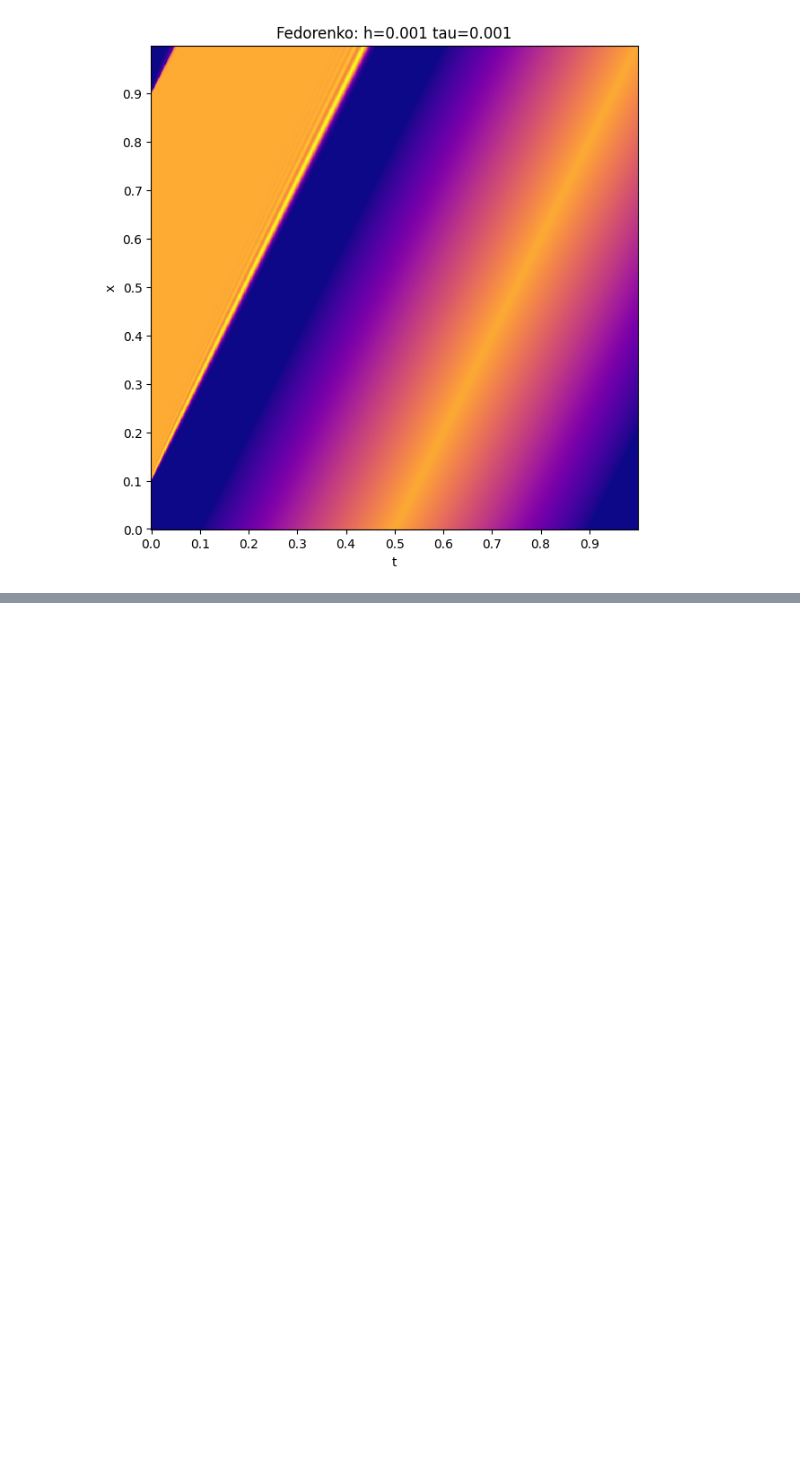
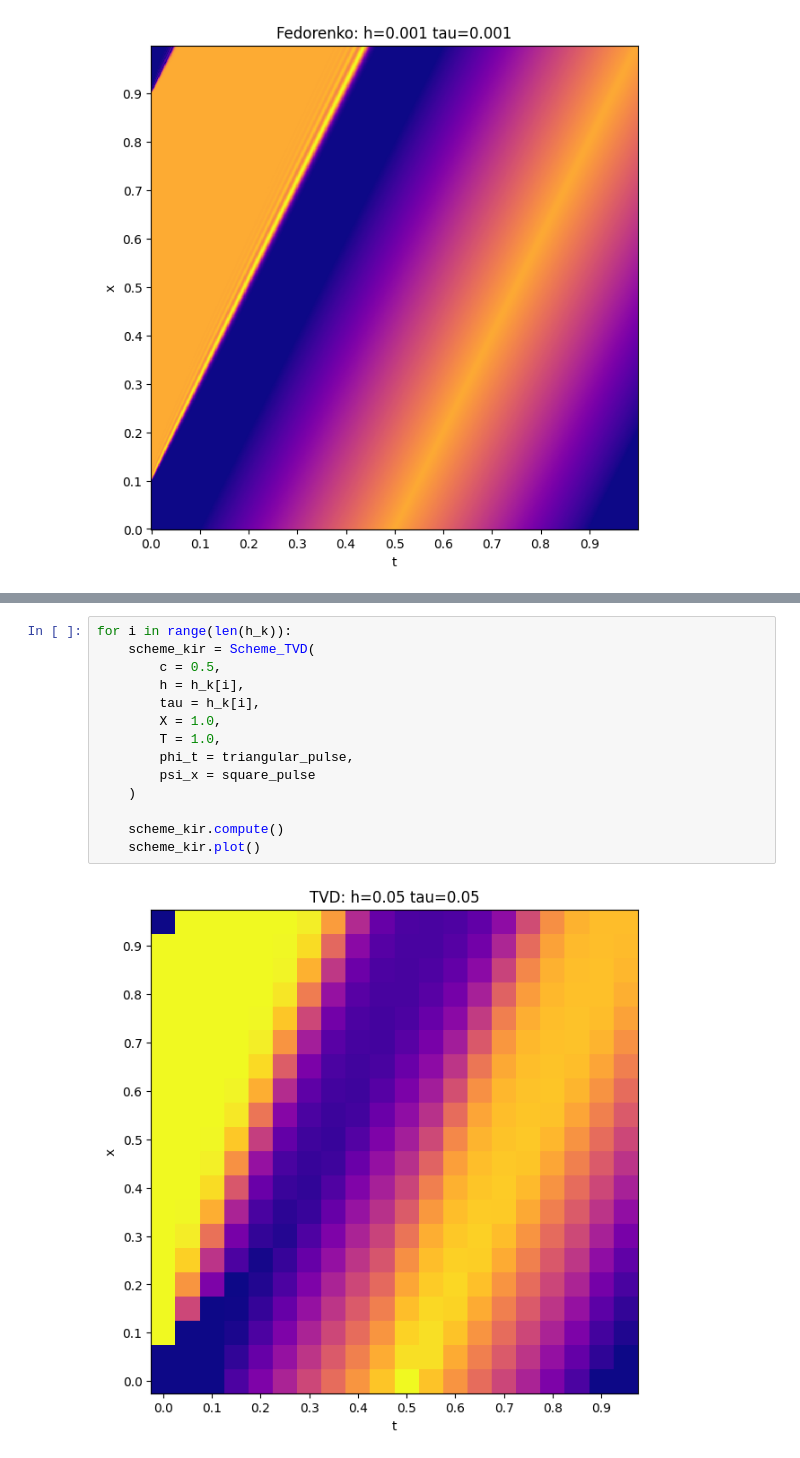
Before and after one commit to RustamSubkhankulov/computational-math, a Jupyter notebook: lab-10-partial_derivative/task.ipynb, the cells around one changed output, grey strips where cells are left out. Saved outputs shown, nothing was run; the diff lists cells and outputs as text; blank space fills up the shorter version.

```diff
--- a/lab-10-partial_derivative/task.ipynb
+++ b/lab-10-partial_derivative/task.ipynb
@@ -275,0 +329,16 @@ for i in range(len(h_k)):
+# %%
+for i in range(len(h_k)):
+    scheme_kir = Scheme_TVD(
+        c = 0.5,
+        h = h_k[i],
+        tau = h_k[i],
+        X = 1.0,
+        T = 1.0,
+        phi_t = triangular_pulse,
+        psi_x = square_pulse
+    )
+
+    scheme_kir.compute()
+    scheme_kir.plot()
+# %% [output]
+[figure, added]
```
Also changed, not shown: parts of 3 cells of this notebook, 2 other files.
